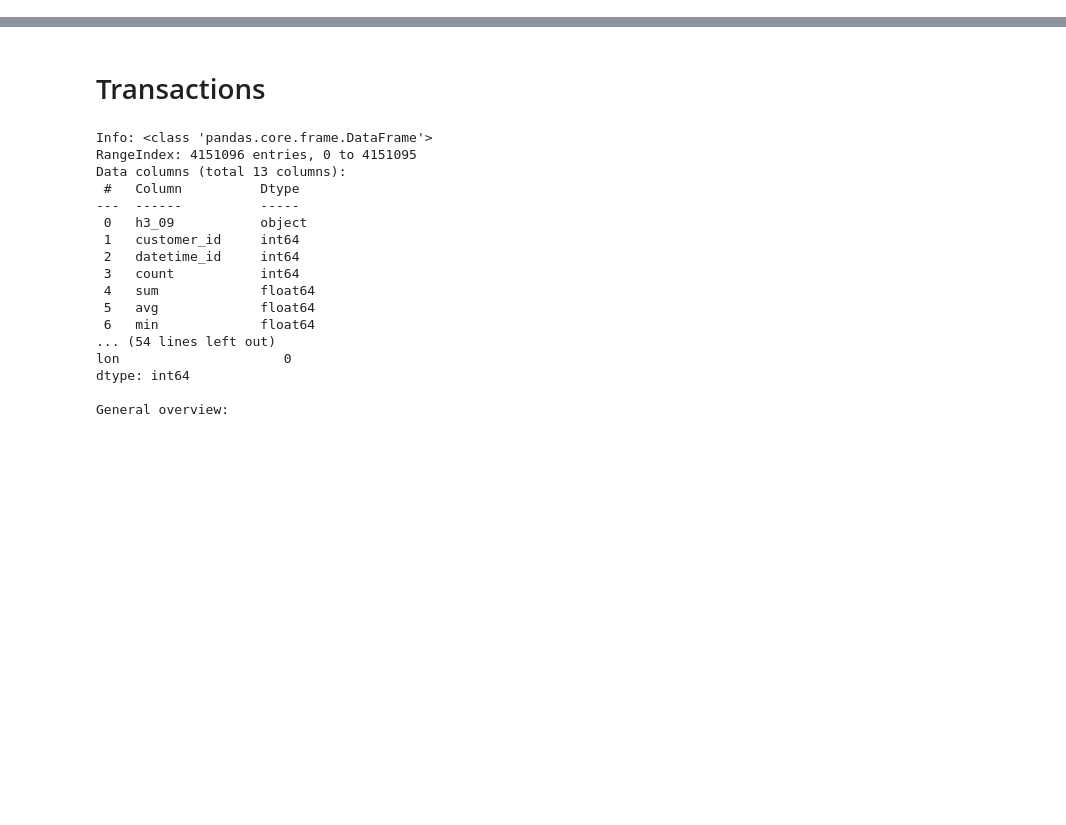
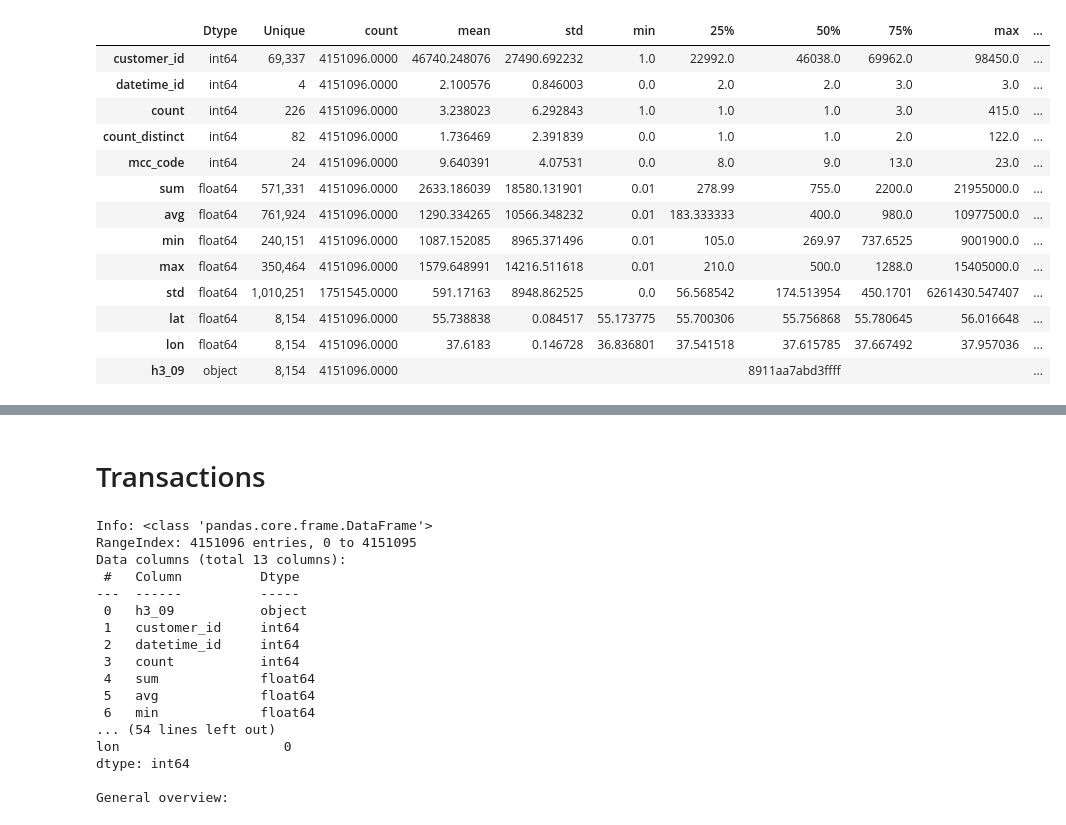
Before and after one commit to Luzinsan/BigData-project, a Jupyter notebook: notebooks/eda.ipynb, the cells around one changed output, grey strips where cells are left out. Drawn from its saved outputs; the diff is of its cells as text; code cells hidden in the pictures; blank space fills up the shorter version.

```diff
--- a/notebooks/eda.ipynb
+++ b/notebooks/eda.ipynb
@@ -31,20 +32,34 @@ def test_speed_loading(path, trials=10):
     print("Best engine: ", best_engine, "with mean: ", best_mean)
     return best_engine
 # %%
+summary_shape = 0
 try:
     path = './data/transactions.parquet'
-    best_engine = test_speed_loading(path)
+    # best_engine = test_speed_loading(path)
+    best_engine = 'pyarrow'
     transactions = pd.read_parquet(path, engine=best_engine)
+    transactions.name = 'transactions'
     transactions[['lat', 'lon']] = transactions['h3_09'].apply(h3.cell_to_latlng).to_list()
+    print("Transactions shape: ", transactions.shape)
+    summary_shape += transactions.shape[0]
 
     path = './data/moscow.parquet'
-    best_engine = test_speed_loading(path)
+    # best_engine = test_speed_loading(path)
+    best_engine = 'pyarrow'
     moscow = pd.read_parquet(path, engine=best_engine)
+    moscow.name = 'moscow'
+    moscow = moscow[moscow['tags'].notna()]
+    print("Moscow shape: ", moscow.shape)
+    summary_shape += moscow.shape[0]
 
     path = './data/target.parquet'
-    best_engine = test_speed_loading(path, 100)
+    # best_engine = test_speed_loading(path, 100)
+    best_engine = 'fastparquet'
     target = pd.read_parquet(path, engine=best_engine)
+    target.name = 'target'
     target[['lat', 'lon']] = target['h3_09'].apply(h3.cell_to_latlng).to_list()
+    print("Target shape: ", target.shape)
+    summary_shape += target.shape[0]
 except FileNotFoundError:
     print("Error: File transactions.parquet wasn't found.  Put the proper path.")
 # %% [output]
@@ -62,0 +89,64 @@ Best engine:  fastparquet with mean:  0.008549931049346924
+# %%
+def dataframe_info_tabular(df, top_n=3):
+    """Расширенный вывод информации о DataFrame."""
+
+    print("\n--- DataFrame Shape ---")
+    print(f"Rows: {df.shape[0]}, Columns: {df.shape[1]}")
+
+    print("\n--- DataFrame Describe (Extended, Transposed) ---")
+
+    def describe_and_aggregate(df_):
+        desc = df_.describe(include='all').T
+        desc.name = df_.name
+        desc.insert(0, "Dtype", desc.index.map(df_.dtypes))
+        desc.insert(1, "Unique", desc.index.map(df_.nunique()))
+
+        top_freq = {}
+        bottom_freq = {}
+        for col_name in df_.columns:
+            counts = df_[col_name].value_counts(dropna=False)
+            top_freq[col_name] = {str(key): int(value) for key, value in counts.head(top_n).items()}
+            bottom_freq[col_name] = {str(key): int(value) for key, value in counts.tail(top_n).items()}
+
+        desc["Top Freq (value: count)"] = desc.index.map(top_freq)
+        desc["Bottom Freq (value: count)"] = desc.index.map(bottom_freq)
+
+
+        return desc.fillna('')
+
+    combined_describe_df = describe_and_aggregate(df)
+
+    # Замена 50% на медиану для object (и category)
+    for col in combined_describe_df.index:
+        if combined_describe_df.loc[col, 'Dtype'] == object or str(combined_describe_df.loc[col, 'Dtype']) == 'category':
+            try:
+                # Пытаемся вычислить медиану
+                median_val = df[col].mode()[0]  # .mode() возвращает Series, берем первый элемент
+                combined_describe_df.loc[col, '50%'] = median_val
+            except (KeyError, IndexError):
+                # Если столбца нет (KeyError) или mode() вернул пустой Series (IndexError)
+                combined_describe_df.loc[col, '50%'] = '' #  или, например, 'N/A'
+            except TypeError:
+                #  Для datetime, например, mode() может вызвать TypeError
+                combined_describe_df.loc[col, '50%'] = ''
+
+
+    if 'unique' in combined_describe_df.columns:
+        combined_describe_df = combined_describe_df.drop(columns=['unique'])
+
+    desired_cols = ["Dtype", "Unique", "count", "mean", "std", "min", "25%", "50%", "75%", "max", "Top Freq (value: count)", "Bottom Freq (value: count)"]
+    existing_cols = [col for col in desired_cols if col in combined_describe_df.columns]
+    combined_describe_df = combined_describe_df[existing_cols]
+
+
+    for col in combined_describe_df.select_dtypes(include=np.number):
+        combined_describe_df[col] = combined_describe_df[col].apply(
+            lambda x: f"{x:.4f}" if isinstance(x, float) else f"{x:,}"
+        )
+
+    return combined_describe_df.sort_values(by='Dtype')
+
+
+
+dataframe_info_tabular(transactions)
+# %% [output]
@@ -62,0 +157,14 @@ Best engine:  fastparquet with mean:  0.008549931049346924
+|  | Dtype | Unique | count | mean | std | min | 25% | 50% | 75% | max | ... |
+| customer_id | int64 | 69,337 | 4151096.0000 | 46740.248076 | 27490.692232 | 1.0 | 22992.0 | 46038.0 | 69962.0 | 98450.0 | ... |
+| datetime_id | int64 | 4 | 4151096.0000 | 2.100576 | 0.846003 | 0.0 | 2.0 | 2.0 | 3.0 | 3.0 | ... |
+| count | int64 | 226 | 4151096.0000 | 3.238023 | 6.292843 | 1.0 | 1.0 | 1.0 | 3.0 | 415.0 | ... |
+| count_distinct | int64 | 82 | 4151096.0000 | 1.736469 | 2.391839 | 0.0 | 1.0 | 1.0 | 2.0 | 122.0 | ... |
+| mcc_code | int64 | 24 | 4151096.0000 | 9.640391 | 4.07531 | 0.0 | 8.0 | 9.0 | 13.0 | 23.0 | ... |
+| sum | float64 | 571,331 | 4151096.0000 | 2633.186039 | 18580.131901 | 0.01 | 278.99 | 755.0 | 2200.0 | 21955000.0 | ... |
+| avg | float64 | 761,924 | 4151096.0000 | 1290.334265 | 10566.348232 | 0.01 | 183.333333 | 400.0 | 980.0 | 10977500.0 | ... |
+| min | float64 | 240,151 | 4151096.0000 | 1087.152085 | 8965.371496 | 0.01 | 105.0 | 269.97 | 737.6525 | 9001900.0 | ... |
+| max | float64 | 350,464 | 4151096.0000 | 1579.648991 | 14216.511618 | 0.01 | 210.0 | 500.0 | 1288.0 | 15405000.0 | ... |
+| std | float64 | 1,010,251 | 1751545.0000 | 591.17163 | 8948.862525 | 0.0 | 56.568542 | 174.513954 | 450.1701 | 6261430.547407 | ... |
+| lat | float64 | 8,154 | 4151096.0000 | 55.738838 | 0.084517 | 55.173775 | 55.700306 | 55.756868 | 55.780645 | 56.016648 | ... |
+| lon | float64 | 8,154 | 4151096.0000 | 37.6183 | 0.146728 | 36.836801 | 37.541518 | 37.615785 | 37.667492 | 37.957036 | ... |
+| h3_09 | object | 8,154 | 4151096.0000 |  |  |  |  | 8911aa7abd3ffff |  |  | ... |
```
Also changed, not shown: parts of 28 cells of this notebook, 3 other files.
